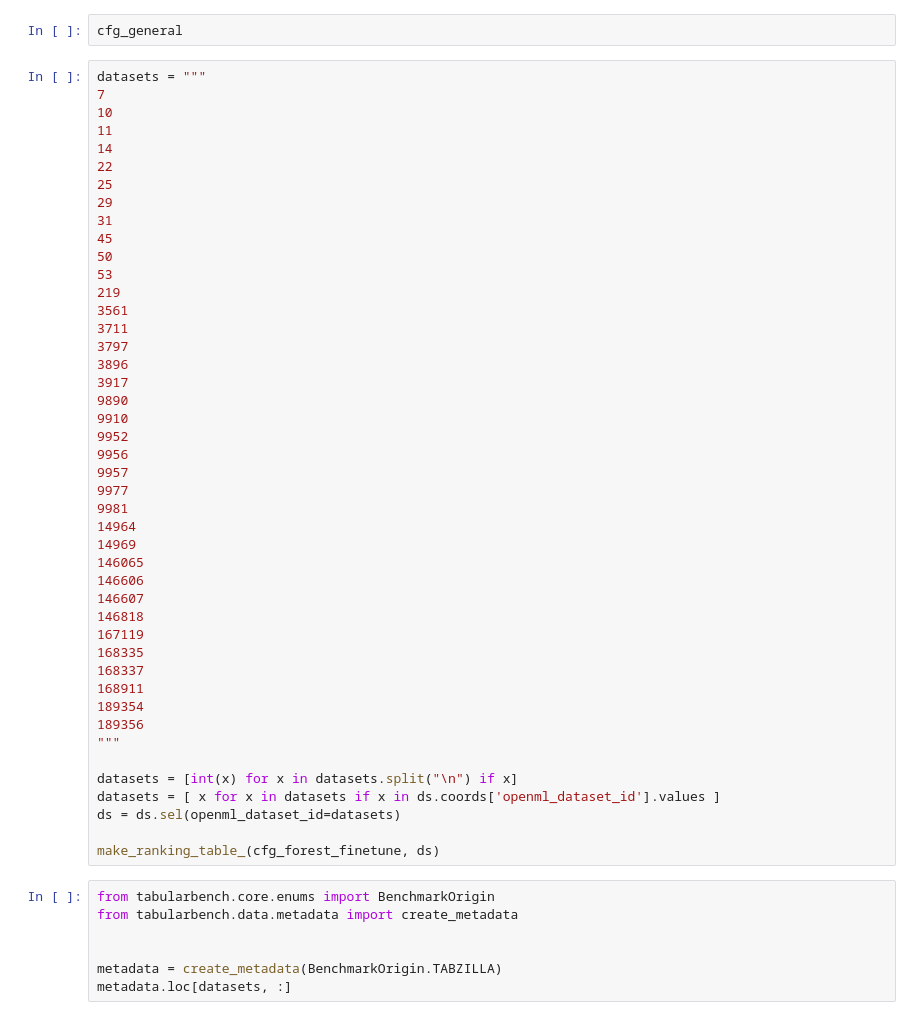
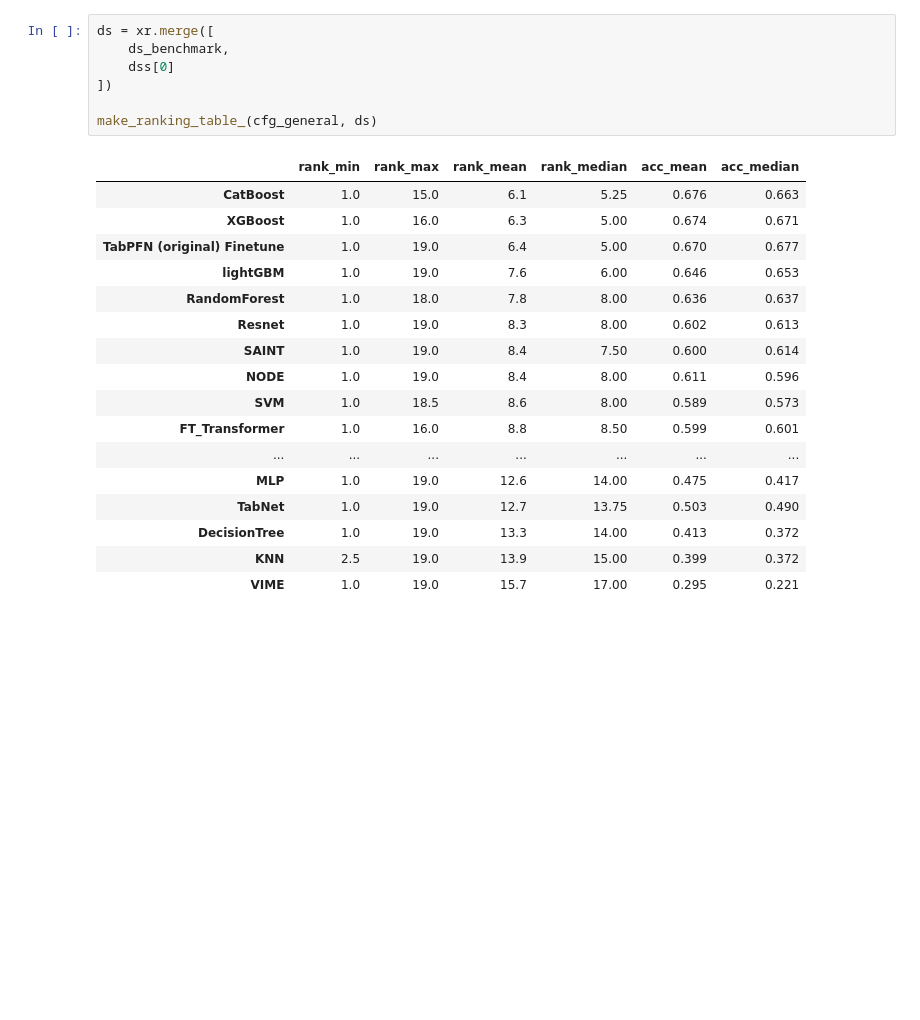
Before and after one commit to FelixdenBreejen/TabForestPFN, a Jupyter notebook: notebooks/analysis_ranking.ipynb, the cells around one changed output. Drawn from its saved outputs; the diff is of its cells as text; blank space fills up the shorter version.

```diff
--- a/notebooks/analysis_ranking.ipynb
+++ b/notebooks/analysis_ranking.ipynb
@@ -69,57 +58,28 @@ make_ranking_table_(cfg_general, ds)
 | DecisionTree | 1.0 | 24.0 | 17.1 | 19.00 | 0.413 | 0.372 |
 | KNN | 2.5 | 24.0 | 17.7 | 20.00 | 0.399 | 0.372 |
 | VIME | 1.0 | 24.0 | 20.0 | 22.00 | 0.295 | 0.221 |
-# %%
-cfg_general
-# %%
-datasets = """
-7
-10
-11
-14
-22
-25
-29
-31
-45
-50
-53
-219
-3561
-3711
-3797
-3896
-3917
-9890
-9910
-9952
-9956
-9957
-9977
-9981
-14964
-14969
-146065
-146606
-146607
-146818
-167119
-168335
-168337
-168911
-189354
-189356
-"""
-
-datasets = [int(x) for x in datasets.split("\n") if x]
-datasets = [ x for x in datasets if x in ds.coords['openml_dataset_id'].values ]
-ds = ds.sel(openml_dataset_id=datasets)
-
-make_ranking_table_(cfg_forest_finetune, ds)
-# %%
-from tabularbench.core.enums import BenchmarkOrigin
-from tabularbench.data.metadata import create_metadata
-
-
-metadata = create_metadata(BenchmarkOrigin.TABZILLA)
-metadata.loc[datasets, :]
+# %%
+ds = xr.merge([
+    ds_benchmark,
+    dss[0]
+])
+
+make_ranking_table_(cfg_general, ds)
+# %% [output]
+|  | rank_min | rank_max | rank_mean | rank_median | acc_mean | acc_median |
+| CatBoost | 1.0 | 15.0 | 6.1 | 5.25 | 0.676 | 0.663 |
+| XGBoost | 1.0 | 16.0 | 6.3 | 5.00 | 0.674 | 0.671 |
+| TabPFN (original) Finetune | 1.0 | 19.0 | 6.4 | 5.00 | 0.670 | 0.677 |
+| lightGBM | 1.0 | 19.0 | 7.6 | 6.00 | 0.646 | 0.653 |
+| RandomForest | 1.0 | 18.0 | 7.8 | 8.00 | 0.636 | 0.637 |
+| Resnet | 1.0 | 19.0 | 8.3 | 8.00 | 0.602 | 0.613 |
+| SAINT | 1.0 | 19.0 | 8.4 | 7.50 | 0.600 | 0.614 |
+| NODE | 1.0 | 19.0 | 8.4 | 8.00 | 0.611 | 0.596 |
+| SVM | 1.0 | 18.5 | 8.6 | 8.00 | 0.589 | 0.573 |
+| FT_Transformer | 1.0 | 16.0 | 8.8 | 8.50 | 0.599 | 0.601 |
+| ... | ... | ... | ... | ... | ... | ... |
+| MLP | 1.0 | 19.0 | 12.6 | 14.00 | 0.475 | 0.417 |
+| TabNet | 1.0 | 19.0 | 12.7 | 13.75 | 0.503 | 0.490 |
+| DecisionTree | 1.0 | 19.0 | 13.3 | 14.00 | 0.413 | 0.372 |
+| KNN | 2.5 | 19.0 | 13.9 | 15.00 | 0.399 | 0.372 |
+| VIME | 1.0 | 19.0 | 15.7 | 17.00 | 0.295 | 0.221 |
```
Also changed, not shown: parts of 6 cells of this notebook, 1 other file.
